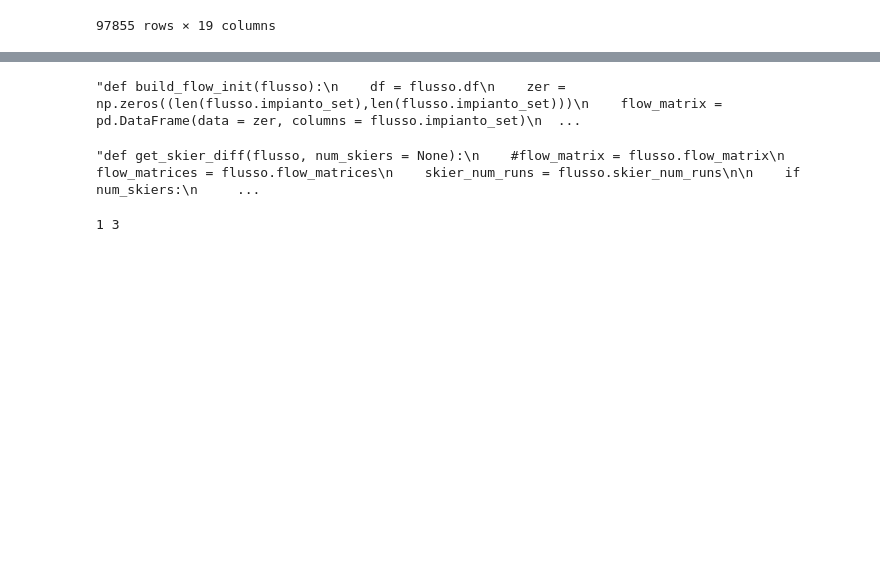
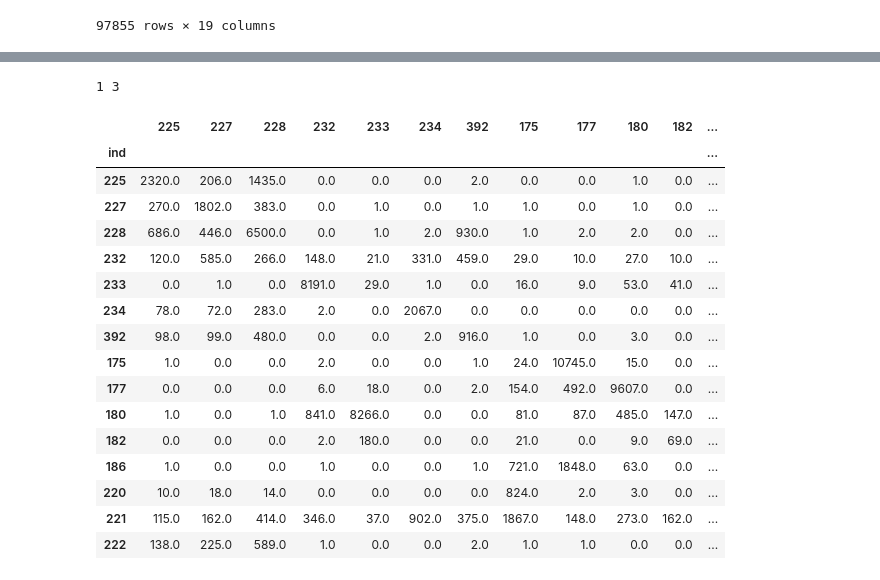
Before and after one commit to g-perona/Superski2006, a Jupyter notebook: GP_studio_flussi.ipynb, the cells around one changed output, grey strips where cells are left out. Cells and saved outputs as stored; diff of their text form; code cells hidden in the pictures; blank space fills up the shorter version.

```diff
--- a/GP_studio_flussi.ipynb
+++ b/GP_studio_flussi.ipynb
@@ -202,10 +207,11 @@ class flussi():
         else:
             skier_id_sample = self.skier_id_set
 
+
         if VERBOSE > 0:
             print('finished sample')
 
-        df = self.df
+        df = self.dfa
         flow_matrix = self.build_flow_init()
         flow_matrices={}
         skier_num_runs={}
@@ -387,8 +436,6 @@ def get_flow_matrix(flusso, num_skiers = None):
             current_fm[y][x]+=1
 
     return flow_matrix, flow_matrices, skier_num_runs'''
-# %% [output]
-"def build_flow_init(flusso):\n    df = flusso.df\n    zer = np.zeros((len(flusso.impianto_set),len(flusso.impianto_set)))\n    flow_matrix = pd.DataFrame(data = zer, columns = flusso.impianto_set)\n  ...
 # %%
 #DEPRECATED, INCLUDED IN FLUSSO CLASS
 '''def get_skier_diff(flusso, num_skiers = None):
@@ -422,8 +469,6 @@ def get_flow_matrix(flusso, num_skiers = None):
         #print(k,'/',len(serie_sample))
         k+=1
     return diff_matrix'''
-# %% [output]
-"def get_skier_diff(flusso, num_skiers = None):\n    #flow_matrix = flusso.flow_matrix\n    flow_matrices = flusso.flow_matrices\n    skier_num_runs = flusso.skier_num_runs\n\n    if num_skiers:\n     ...
 # %%
 VERBOSE = 0
 flusso = dataset_list[5]
@@ -431,3 +476,23 @@ flusso.flow_matrix, flusso.flow_matrices, flusso.skier_num_runs = flusso.get_flo
 print(flusso.day, flusso.month)
 # %% [output]
 1 3
+# %%
+flusso.flow_matrix
+# %% [output]
+|  | 225 | 227 | 228 | 232 | 233 | 234 | 392 | 175 | 177 | 180 | 182 | ... |
+| ind |  |  |  |  |  |  |  |  |  |  |  | ... |
+| 225 | 2320.0 | 206.0 | 1435.0 | 0.0 | 0.0 | 0.0 | 2.0 | 0.0 | 0.0 | 1.0 | 0.0 | ... |
+| 227 | 270.0 | 1802.0 | 383.0 | 0.0 | 1.0 | 0.0 | 1.0 | 1.0 | 0.0 | 1.0 | 0.0 | ... |
+| 228 | 686.0 | 446.0 | 6500.0 | 0.0 | 1.0 | 2.0 | 930.0 | 1.0 | 2.0 | 2.0 | 0.0 | ... |
+| 232 | 120.0 | 585.0 | 266.0 | 148.0 | 21.0 | 331.0 | 459.0 | 29.0 | 10.0 | 27.0 | 10.0 | ... |
+| 233 | 0.0 | 1.0 | 0.0 | 8191.0 | 29.0 | 1.0 | 0.0 | 16.0 | 9.0 | 53.0 | 41.0 | ... |
+| 234 | 78.0 | 72.0 | 283.0 | 2.0 | 0.0 | 2067.0 | 0.0 | 0.0 | 0.0 | 0.0 | 0.0 | ... |
+| 392 | 98.0 | 99.0 | 480.0 | 0.0 | 0.0 | 2.0 | 916.0 | 1.0 | 0.0 | 3.0 | 0.0 | ... |
+| 175 | 1.0 | 0.0 | 0.0 | 2.0 | 0.0 | 0.0 | 1.0 | 24.0 | 10745.0 | 15.0 | 0.0 | ... |
+| 177 | 0.0 | 0.0 | 0.0 | 6.0 | 18.0 | 0.0 | 2.0 | 154.0 | 492.0 | 9607.0 | 0.0 | ... |
+| 180 | 1.0 | 0.0 | 1.0 | 841.0 | 8266.0 | 0.0 | 0.0 | 81.0 | 87.0 | 485.0 | 147.0 | ... |
+| 182 | 0.0 | 0.0 | 0.0 | 2.0 | 180.0 | 0.0 | 0.0 | 21.0 | 0.0 | 9.0 | 69.0 | ... |
+| 186 | 1.0 | 0.0 | 0.0 | 1.0 | 0.0 | 0.0 | 1.0 | 721.0 | 1848.0 | 63.0 | 0.0 | ... |
+| 220 | 10.0 | 18.0 | 14.0 | 0.0 | 0.0 | 0.0 | 0.0 | 824.0 | 2.0 | 3.0 | 0.0 | ... |
+| 221 | 115.0 | 162.0 | 414.0 | 346.0 | 37.0 | 902.0 | 375.0 | 1867.0 | 148.0 | 273.0 | 162.0 | ... |
+| 222 | 138.0 | 225.0 | 589.0 | 1.0 | 0.0 | 0.0 | 2.0 | 1.0 | 1.0 | 0.0 | 0.0 | ... |
```
Also changed, not shown: parts of 20 cells of this notebook.
